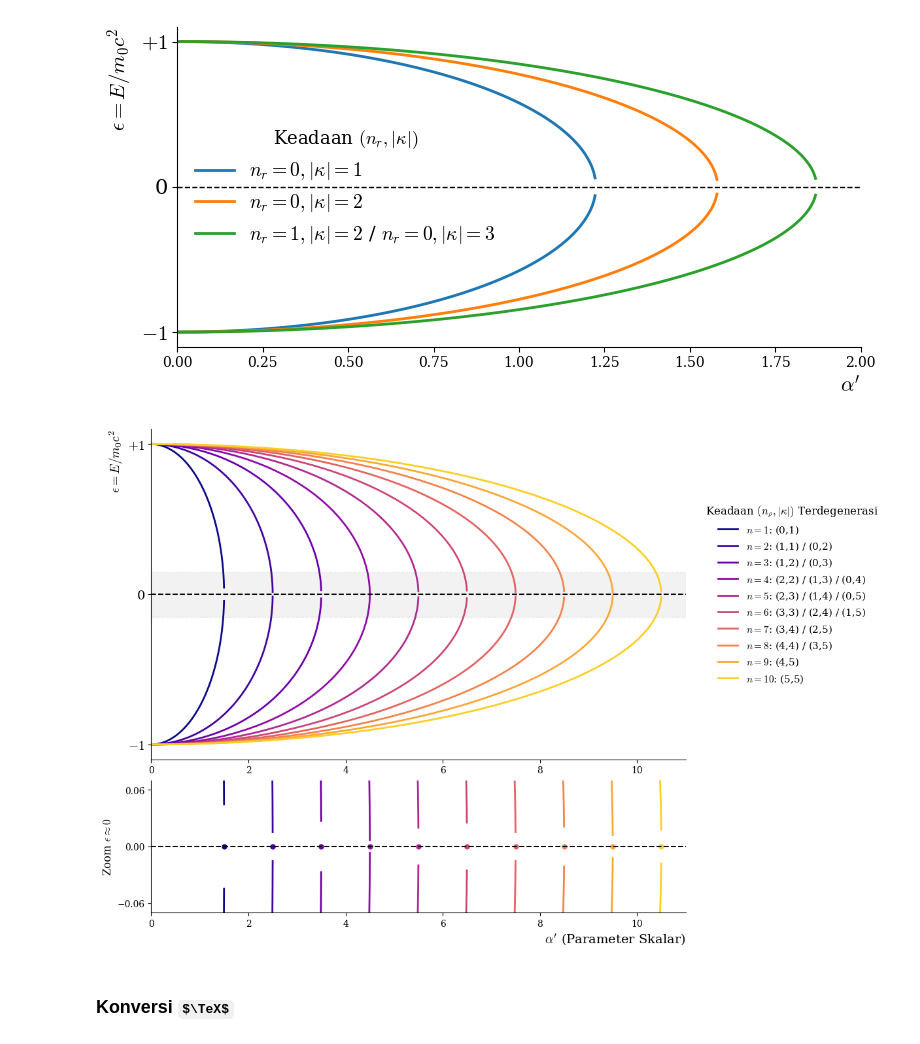
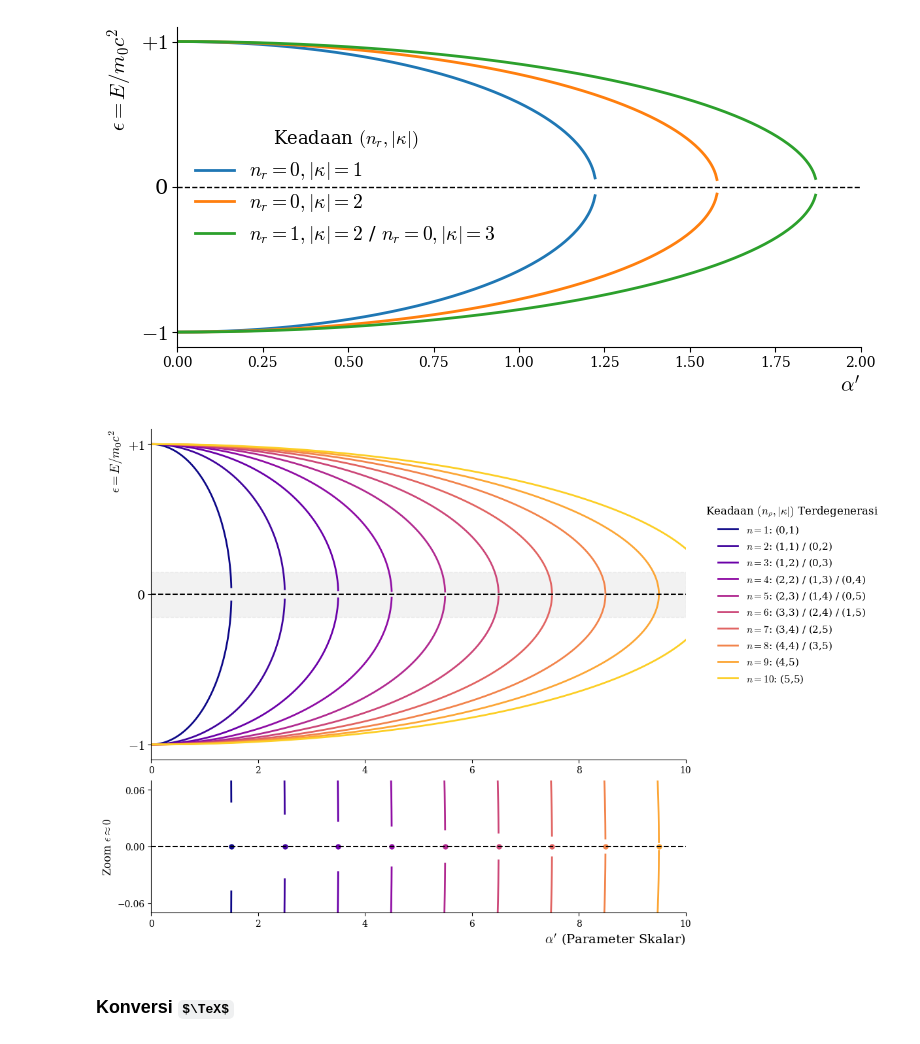
Before and after one commit to oszavla/Dirac-Schwarz, a Jupyter notebook: Aproksimasi_Wentzel_Kramers_Brillouin_(WKB).ipynb, the cells around one changed output. Drawn from its saved outputs; the diff is of its cells as text; code cells hidden in the pictures; some formulas as TeX source.

```diff
--- a/Aproksimasi_Wentzel_Kramers_Brillouin_(WKB).ipynb
+++ b/Aproksimasi_Wentzel_Kramers_Brillouin_(WKB).ipynb
@@ -27,19 +27,21 @@ epsilon_data = {k: [] for k in kappas}
 T_data = {k: [] for k in kappas}
 Gamma_data = {k: [] for k in kappas}
 tau_data = {k: [] for k in kappas}
-
+# allowed maximum principal quantum number n
+N_MAX = abs(max(kappas))
 for k in kappas:
     for n_r in N_r_values:
-        # Aturan seleksi kuantum
-        if n_r >= abs(k):
-            epsilon = np.nan
+        # principal quantum number
+        n = n_r + abs(k)
+        if n > N_MAX:
+          epsilon = np.nan
         elif n_r == 0 and k > 0:
             epsilon = np.nan
         else:
             term = 1 - ((alpha_prime / (n_r + np.abs(k) + 0.5))**2)
             epsilon = np.sqrt(term) if term >= 0 else np.nan
 
-        # Simpan nilai energi
+        # restored energy eigen value
         epsilon_data[k].append(epsilon)
 
         # Hitung T, Gamma, dan Tau jika epsilon valid
@@ -419,10 +421,13 @@ import matplotlib.pyplot as plt
 import matplotlib.cm as cm
 import matplotlib.gridspec as gridspec
 from matplotlib.patches import Rectangle
-
+# Font Style
+plt.rcParams['text.usetex'] = False
+plt.rcParams['font.family'] = 'DejaVu Serif'
+plt.rcParams['mathtext.fontset'] = 'cm'
 # Perluas rentang alpha_prime hingga 11 untuk mengakomodasi N=10
 # Resolusi ditingkatkan (5000) agar mendekati titik nol secara lebih mulus
-alpha_prime = np.linspace(0, 11.0, 5000)
+alpha_prime = np.linspace(0, 10.0, 5000)
 
 kappas_abs = [1, 2, 3, 4, 5]
 degenerate_states = {}
@@ -484,34 +489,34 @@ ax_main.set_ylabel(r'$\epsilon = E/m_0c^2$', fontsize=14, loc='top')
 ax_main.set_yticks([-1, 0, 1])
 ax_main.set_yticklabels([r'$-1$', '0', r'$+1$'], fontsize=14)
 ax_main.spines['top'].set_visible(False)
 ax_main.spines['right'].set_visible(False)
 ax_main.axhline(0, color='black', linewidth=1.5, linestyle='--')
 
 # Letakkan Legend di luar grafik utama
 ax_main.legend(title=r"Keadaan $(n_\rho, |\kappa|)$ Terdegenerasi",
                bbox_to_anchor=(1.02, 0.5), loc='center left',
                frameon=False, fontsize=11, title_fontsize=12)
 
 # Tambahkan kotak pembatas bayangan di plot utama
 rect = Rectangle((0, -0.15), max(alpha_prime), 0.3, linewidth=1,
                  edgecolor='gray', facecolor='gray', alpha=0.1, linestyle='--')
 ax_main.add_patch(rect)
 
 ### FORMATTING PLOT INSET (PERBESARAN) ###
 ax_inset.set_xlim(0, max(alpha_prime))
 ax_inset.set_ylim(-0.07, 0.07)
 ax_inset.set_xlabel(r'$\alpha^\prime$ (Parameter Skalar)', fontsize=14, loc='right')
 ax_inset.set_ylabel(r'Zoom $\epsilon \approx 0$', fontsize=12)
 ax_inset.set_yticks([-0.06, 0, 0.06])
 ax_inset.spines['top'].set_visible(False)
 ax_inset.spines['right'].set_visible(False)
 ax_inset.axhline(0, color='black', linewidth=1.5, linestyle='--')
 
 # plt.tight_layout() # Baris ini Dihapus agar tidak konflik dengan constrained_layout
 
 plt.show()
 # %% [output]
-[figure, old version]
+[figure, new version]
 # %% [markdown]
 ### Konversi $\TeX$
 # %%
```
Also changed, not shown: parts of 3 cells of this notebook.
